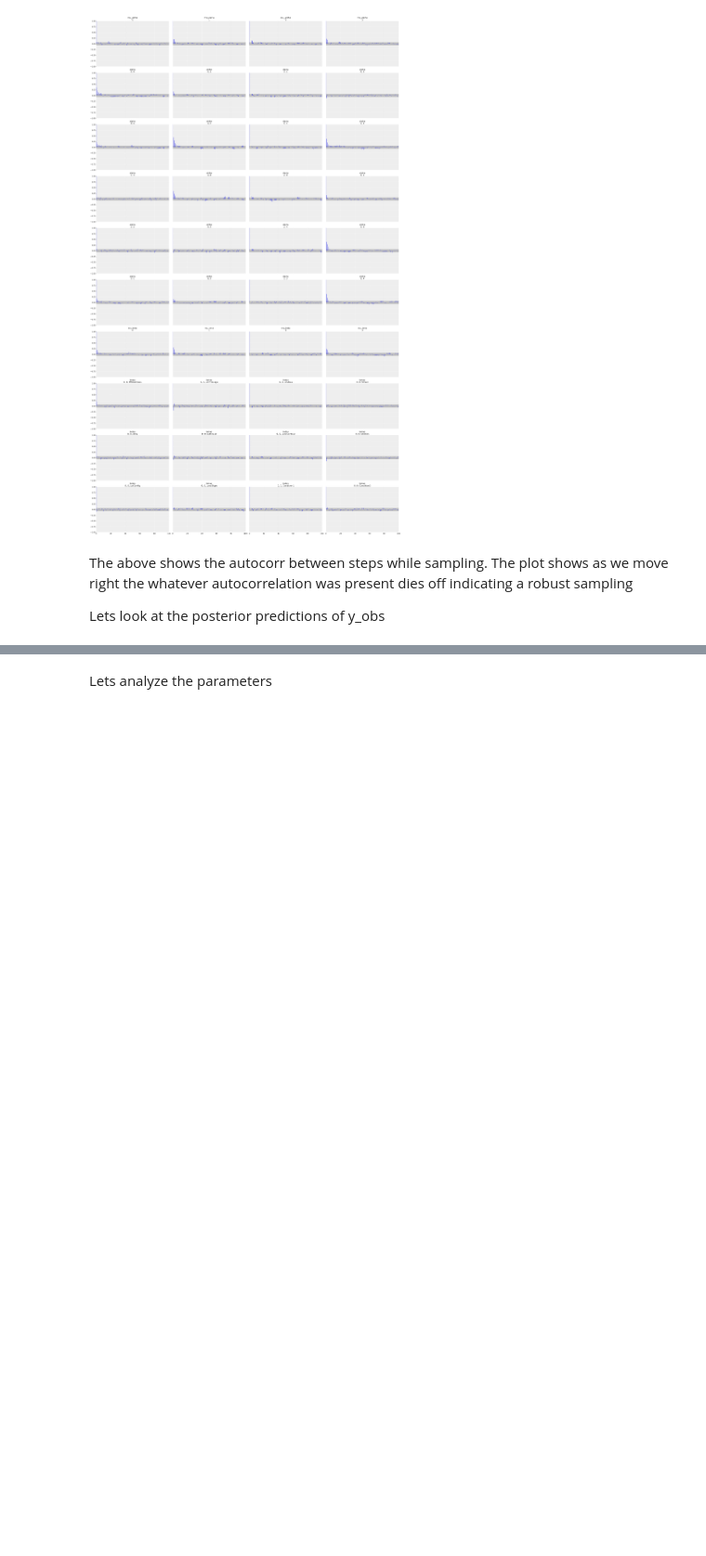
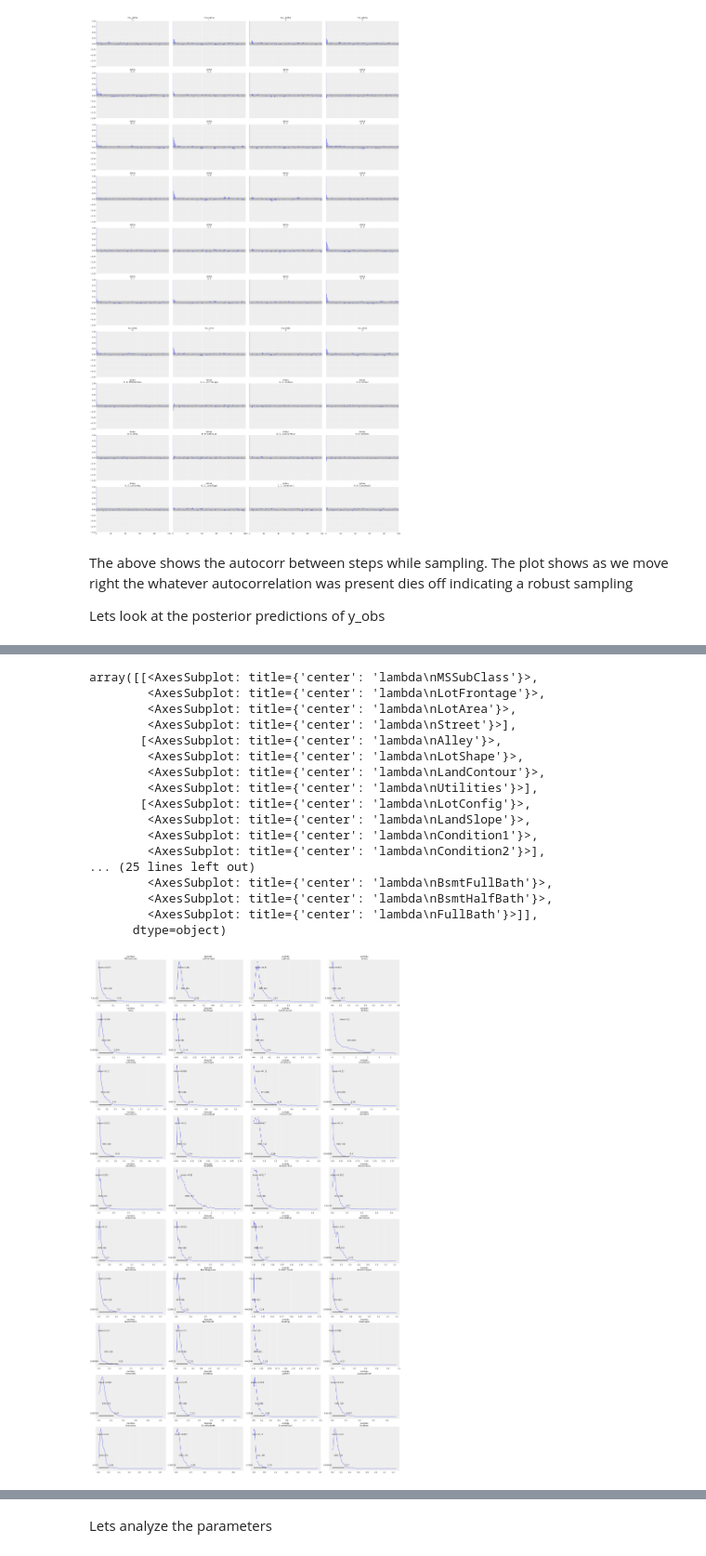
Before and after one commit to hub4akhil/PyMC_projects, a Jupyter notebook: housing_price/hierarchical_modeling.ipynb, the cells around one changed output, grey strips where cells are left out. Shown at 93% size. Saved outputs shown, nothing was run; the diff lists cells and outputs as text; code cells hidden in the pictures; blank space fills up the shorter version.

```diff
--- a/housing_price/hierarchical_modeling.ipynb
+++ b/housing_price/hierarchical_modeling.ipynb
@@ -232,13 +263,13 @@ with pm.Model(coords = coords) as hier_model3:
     alpha = pm.Normal("alpha",mu=mu_alpha,sigma=sigma_alpha,dims=["zones"])
 
     mu_beta = pm.Normal("mu_beta",mu=0,sigma=1,dims=["features"])
-    lambda_= pm.HalfNormal("lambda",sigma=1,dims=["features"])
+    lambda_= pm.HalfNormal("lambda",sigma=2,dims=["features"])
     beta = pm.Laplace("betas",mu=mu_beta,b=lambda_,dims=["zones","features"])
 
     mu = pm.Deterministic("mu",alpha[mzone]+pm.math.sum(X*beta[mzone],axis=1))
     sigma= pm.HalfNormal("sigma",sigma=1)
     y_obs = pm.StudentT("y_obs",mu=mu,sigma=sigma,nu=10,observed=Y)
-    idata_hier3 = pm.sample()
+    idata_hier3 = pm.sample(return_inference_data=True,idata_kwargs={'log_likelihood':True})
 # %% [output]
 Initializing NUTS using jitter+adapt_diag...
 Multiprocess sampling (4 chains in 4 jobs)
@@ -255,3 +290,24 @@ The effective sample size per chain is smaller than 100 for some parameters.  A
+# %%
+az.plot_posterior(idata_hier3,var_names=['lambda'])
+# %% [output]
+array([[<AxesSubplot: title={'center': 'lambda\nMSSubClass'}>,
+        <AxesSubplot: title={'center': 'lambda\nLotFrontage'}>,
+        <AxesSubplot: title={'center': 'lambda\nLotArea'}>,
+        <AxesSubplot: title={'center': 'lambda\nStreet'}>],
+       [<AxesSubplot: title={'center': 'lambda\nAlley'}>,
+        <AxesSubplot: title={'center': 'lambda\nLotShape'}>,
+        <AxesSubplot: title={'center': 'lambda\nLandContour'}>,
+        <AxesSubplot: title={'center': 'lambda\nUtilities'}>],
+       [<AxesSubplot: title={'center': 'lambda\nLotConfig'}>,
+        <AxesSubplot: title={'center': 'lambda\nLandSlope'}>,
+        <AxesSubplot: title={'center': 'lambda\nCondition1'}>,
+        <AxesSubplot: title={'center': 'lambda\nCondition2'}>],
+... (25 lines left out)
+        <AxesSubplot: title={'center': 'lambda\nBsmtFullBath'}>,
+        <AxesSubplot: title={'center': 'lambda\nBsmtHalfBath'}>,
+        <AxesSubplot: title={'center': 'lambda\nFullBath'}>]],
+      dtype=object)
+[figure, added]
 # %%
 with hier_model3:
     ppc = pm.sample_posterior_predictive(idata_hier3)
```
Also changed, not shown: parts of 37 cells of this notebook, 9 other files.
